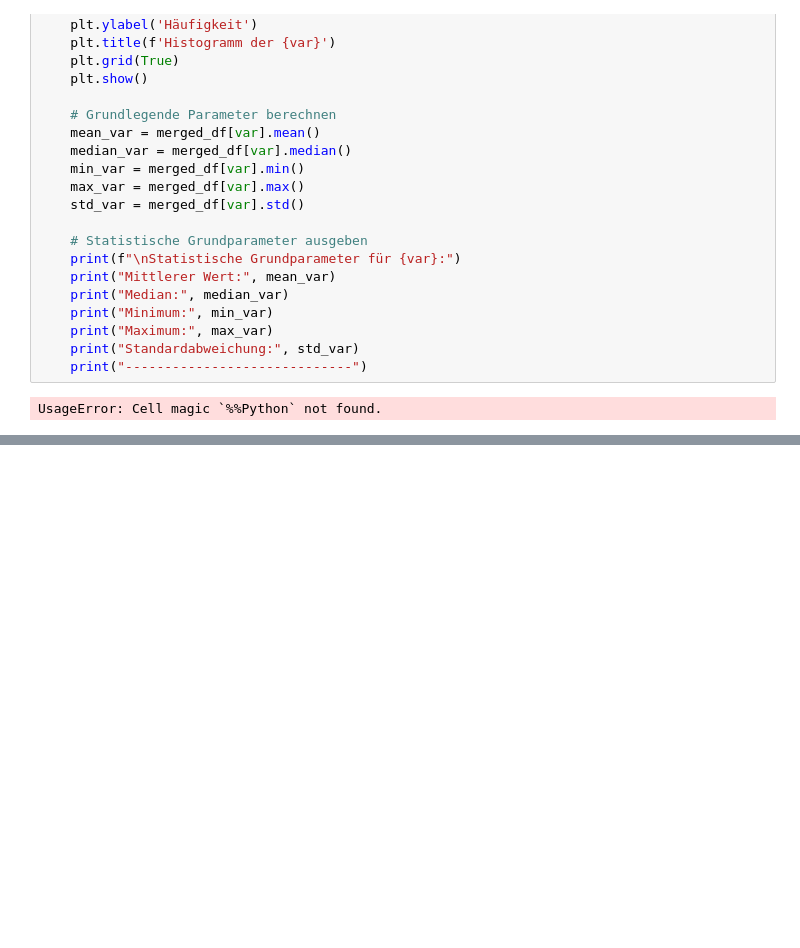
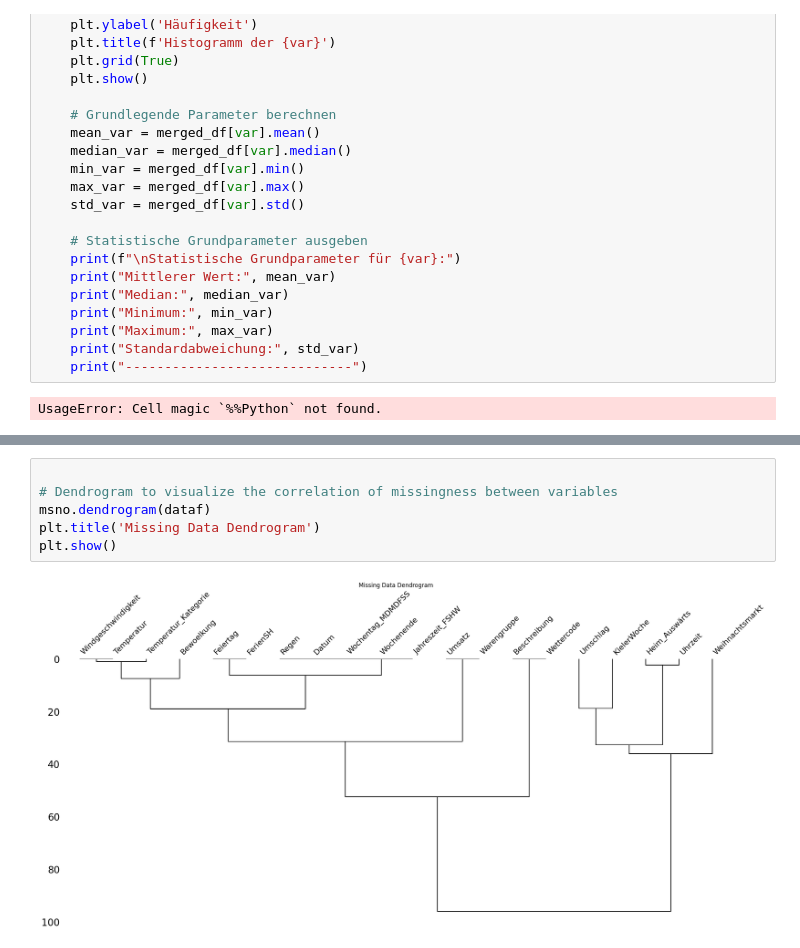
Before and after one commit to FabsenMc/bakery_prediction, a Jupyter notebook: 1_DatasetCharacteristics/Dataset_Characteristics_20240610.ipynb, the cells around one changed output, grey strips where cells are left out. Cells and saved outputs as stored; diff of their text form; blank space fills up the shorter version.

```diff
--- a/1_DatasetCharacteristics/Dataset_Characteristics_20240610.ipynb
+++ b/1_DatasetCharacteristics/Dataset_Characteristics_20240610.ipynb
@@ -255,0 +272,8 @@ UsageError: Cell magic `%%Python` not found.
+# %%
+
+# Dendrogram to visualize the correlation of missingness between variables
+msno.dendrogram(dataf)
+plt.title('Missing Data Dendrogram')
+plt.show()
+# %% [output]
+[figure, added]
```
Also changed, not shown: parts of 3 cells of this notebook.
